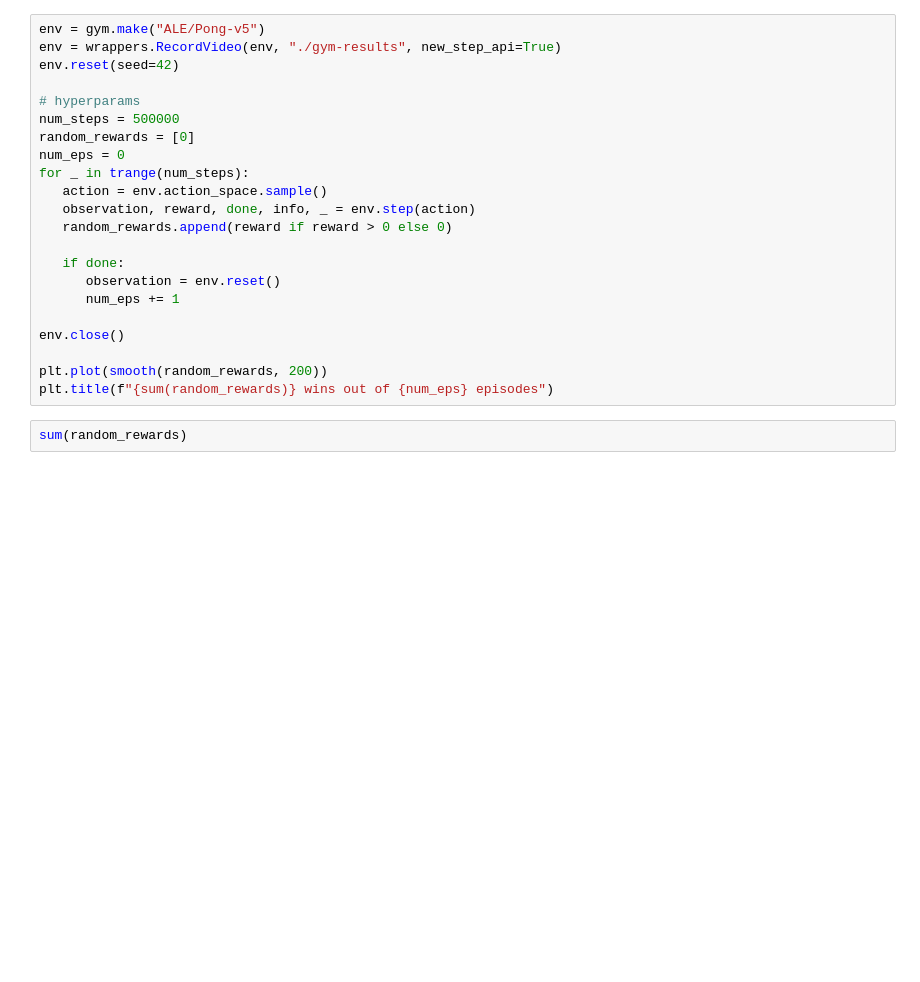
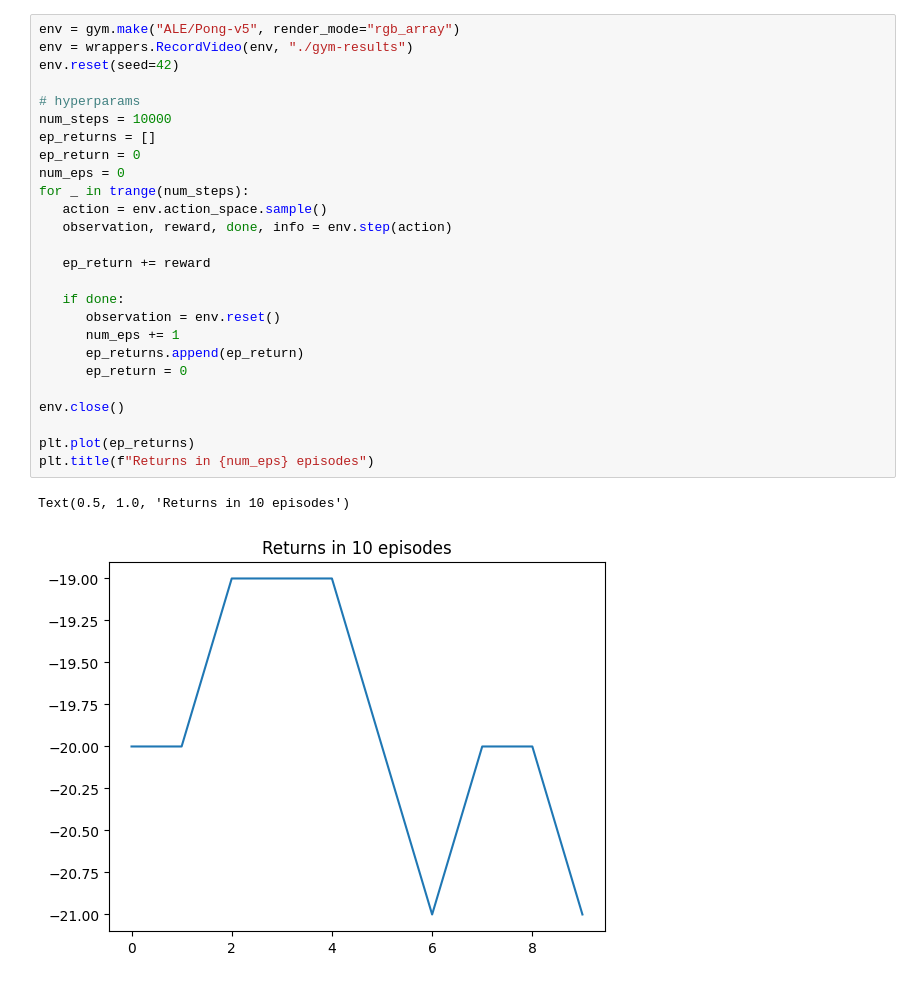
Before and after one commit to Lukeroberto/rl-refresher, a Jupyter notebook: deep-q-learning/dqn.ipynb, the cells around one changed output. Saved outputs shown, nothing was run; the diff lists cells and outputs as text; blank space fills up the shorter version.

```diff
--- a/deep-q-learning/dqn.ipynb
+++ b/deep-q-learning/dqn.ipynb
@@ -31,26 +252,31 @@ def smooth(y, box_pts):
 # %%
-env = gym.make("ALE/Pong-v5")
-env = wrappers.RecordVideo(env, "./gym-results", new_step_api=True)
+env = gym.make("ALE/Pong-v5", render_mode="rgb_array")
+env = wrappers.RecordVideo(env, "./gym-results")
 env.reset(seed=42)
 
 # hyperparams
-num_steps = 500000
-random_rewards = [0]
+num_steps = 10000
+ep_returns = []
+ep_return = 0
 num_eps = 0
 for _ in trange(num_steps):
    action = env.action_space.sample()
-   observation, reward, done, info, _ = env.step(action)
-   random_rewards.append(reward if reward > 0 else 0)
+   observation, reward, done, info = env.step(action)
+
+   ep_return += reward
 
    if done:
       observation = env.reset()
       num_eps += 1
+      ep_returns.append(ep_return)
+      ep_return = 0
 
 env.close()
 
-plt.plot(smooth(random_rewards, 200))
-plt.title(f"{sum(random_rewards)} wins out of {num_eps} episodes")
+plt.plot(ep_returns)
+plt.title(f"Returns in {num_eps} episodes")
+# %% [output]
+Text(0.5, 1.0, 'Returns in 10 episodes')
+[figure, added]
-# %%
-sum(random_rewards)
 # %%
 import collections
```
Also changed, not shown: parts of 14 cells of this notebook.
